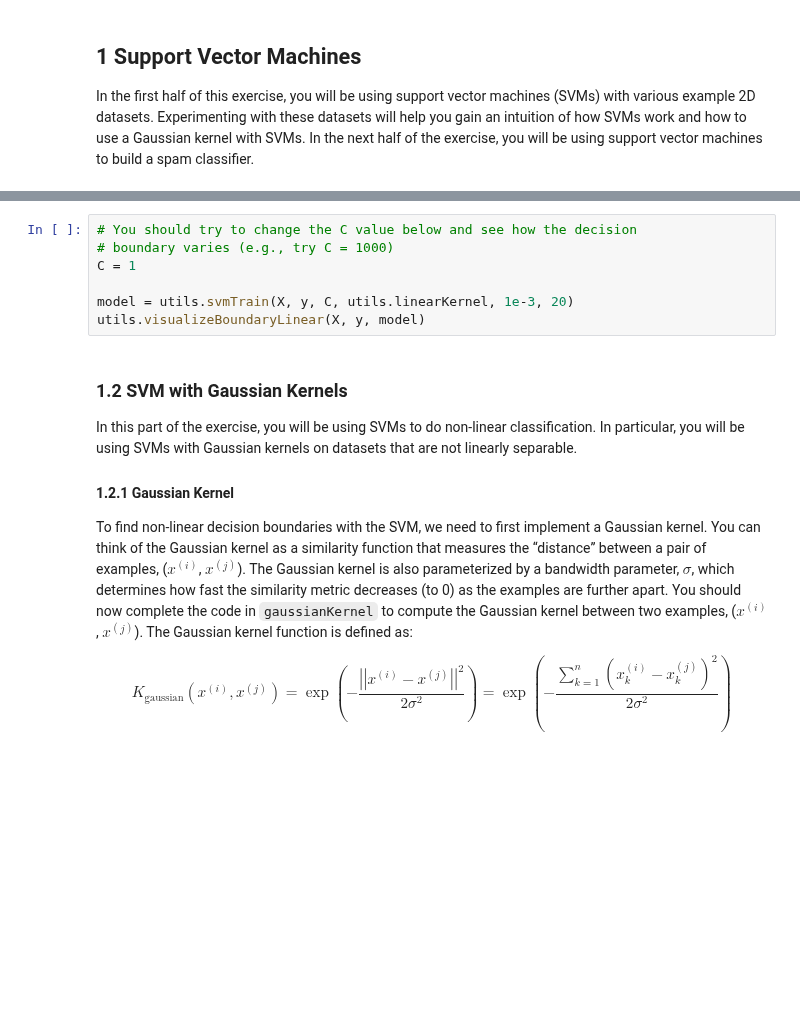
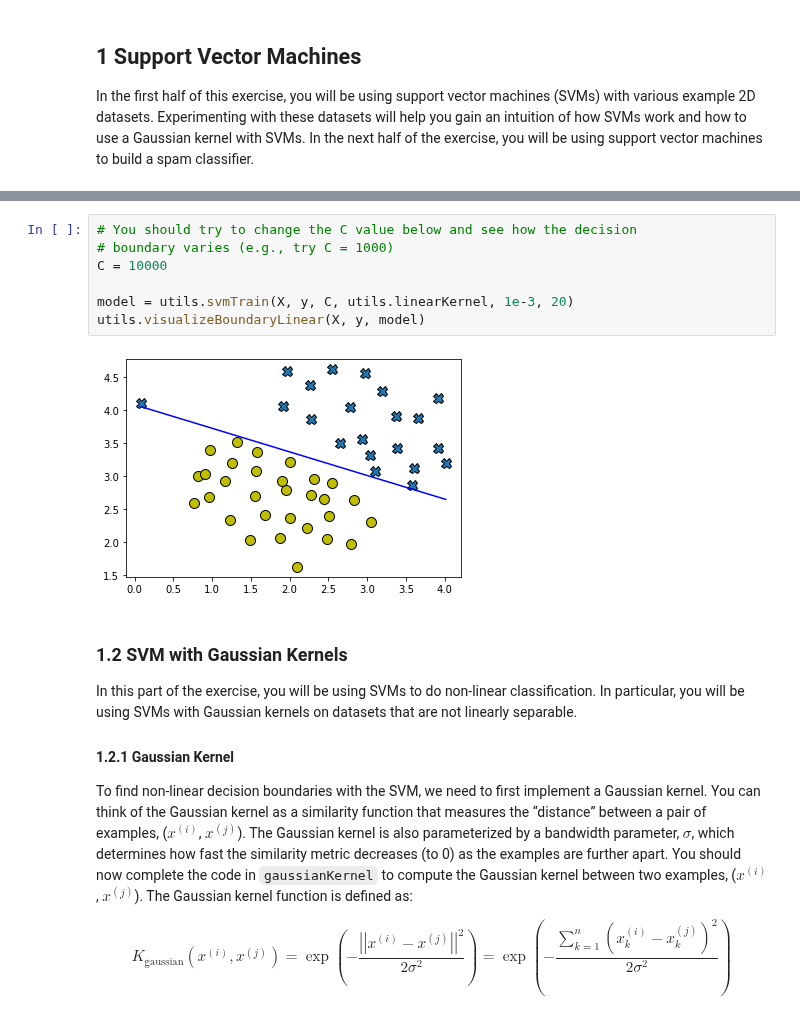
Before and after one commit to dibgerge/ml-coursera-python-assignments, a Jupyter notebook: Exercise6/exercise6.ipynb, the cells around one changed output, grey strips where cells are left out. Cells and saved outputs as stored; diff of their text form; blank space fills up the shorter version.

```diff
--- a/Exercise6/exercise6.ipynb
+++ b/Exercise6/exercise6.ipynb
@@ -107,10 +109,12 @@ appear to be a natural fit for the data.
 # %%
 # You should try to change the C value below and see how the decision
 # boundary varies (e.g., try C = 1000)
-C = 1
+C = 10000
 
 model = utils.svmTrain(X, y, C, utils.linearKernel, 1e-3, 20)
 utils.visualizeBoundaryLinear(X, y, model)
+# %% [output]
+[figure, added]
 # %% [markdown]
 <a id="section1"></a>
 ### 1.2 SVM with Gaussian Kernels
```
Also changed, not shown: parts of 21 cells of this notebook, 5 other files.
